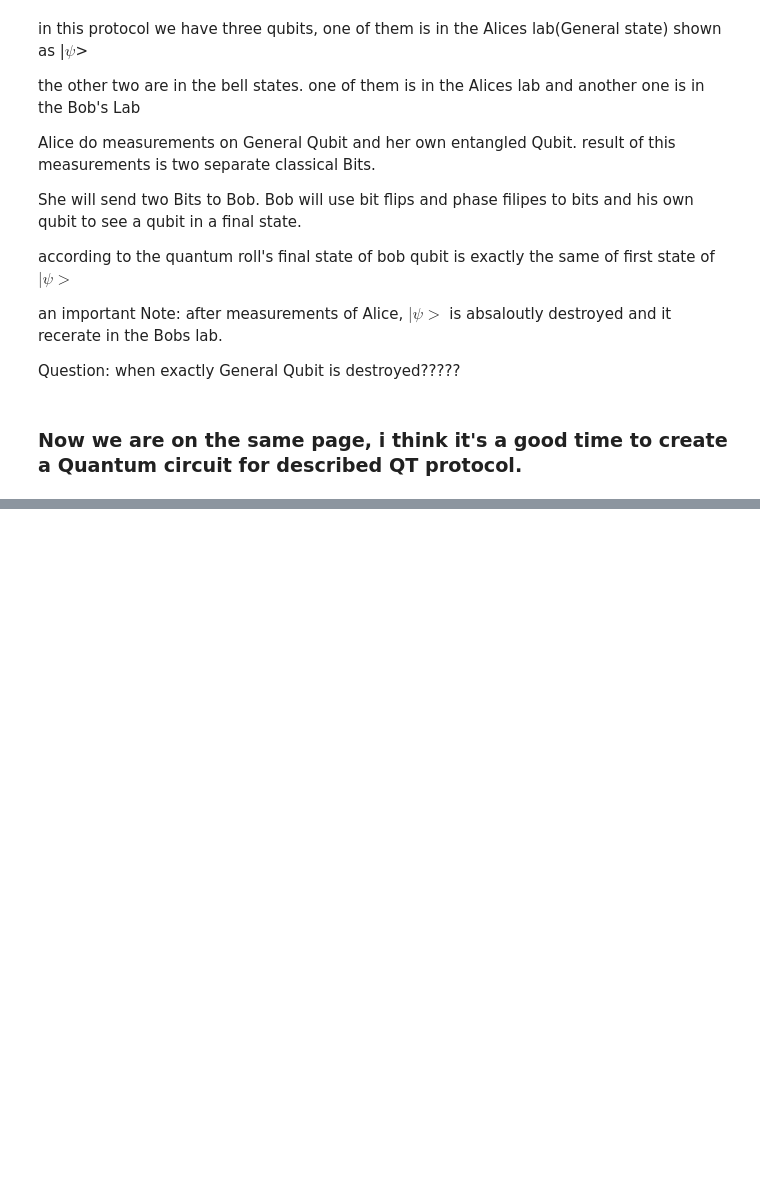
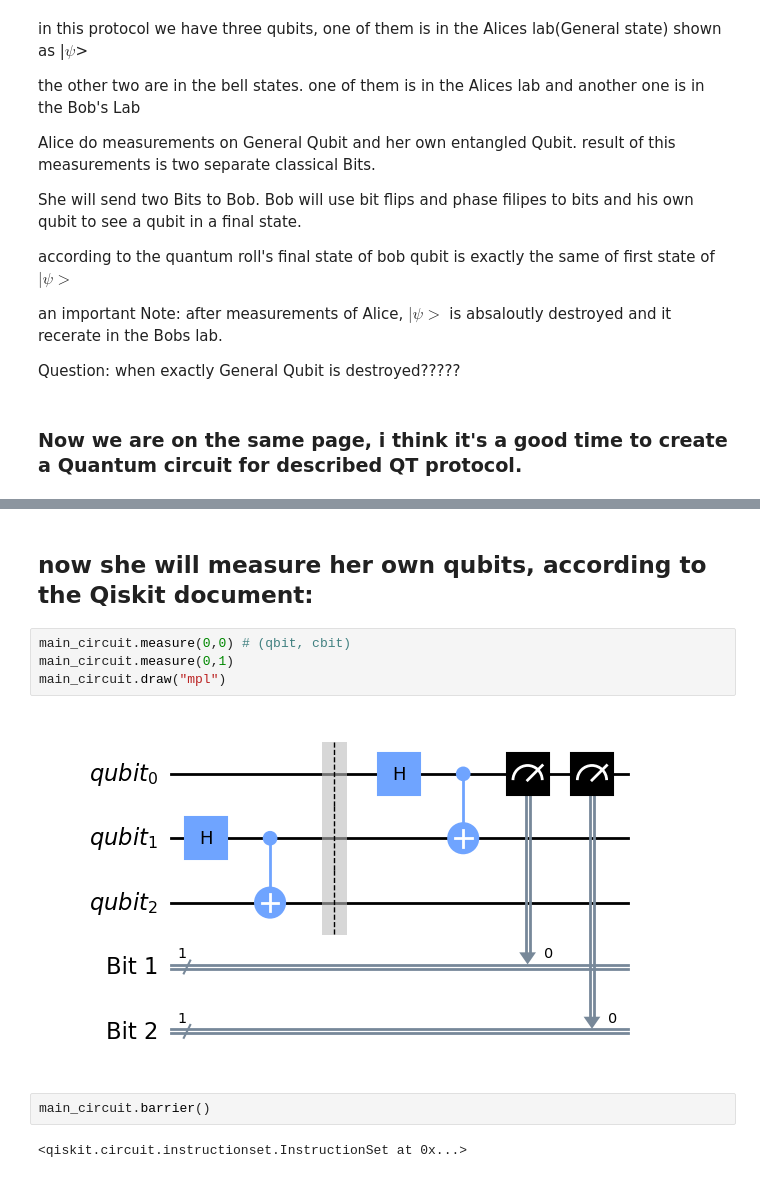
Before and after one commit to saeedshiranii/Quantum_Computing, a Jupyter notebook: Quantum Teleport/Teleport_sending bit.ipynb, the cells around one changed output, grey strips where cells are left out. Cells and saved outputs as stored; diff of their text form; blank space fills up the shorter version.

```diff
--- a/Quantum Teleport/Teleport_sending bit.ipynb
+++ b/Quantum Teleport/Teleport_sending bit.ipynb
@@ -27,0 +69,12 @@ from qiskit import QuantumCircuit, ClassicalRegister, QuantumCircuit
+# %% [markdown]
+## now she will measure her own qubits, according to the Qiskit document:
+# %%
+main_circuit.measure(0,0) # (qbit, cbit)
+main_circuit.measure(0,1)
+main_circuit.draw("mpl")
+# %% [output]
+[figure, added]
+# %%
+main_circuit.barrier()
+# %% [output]
+<qiskit.circuit.instructionset.InstructionSet at 0x...>
```
Also changed, not shown: parts of 14 cells of this notebook.
